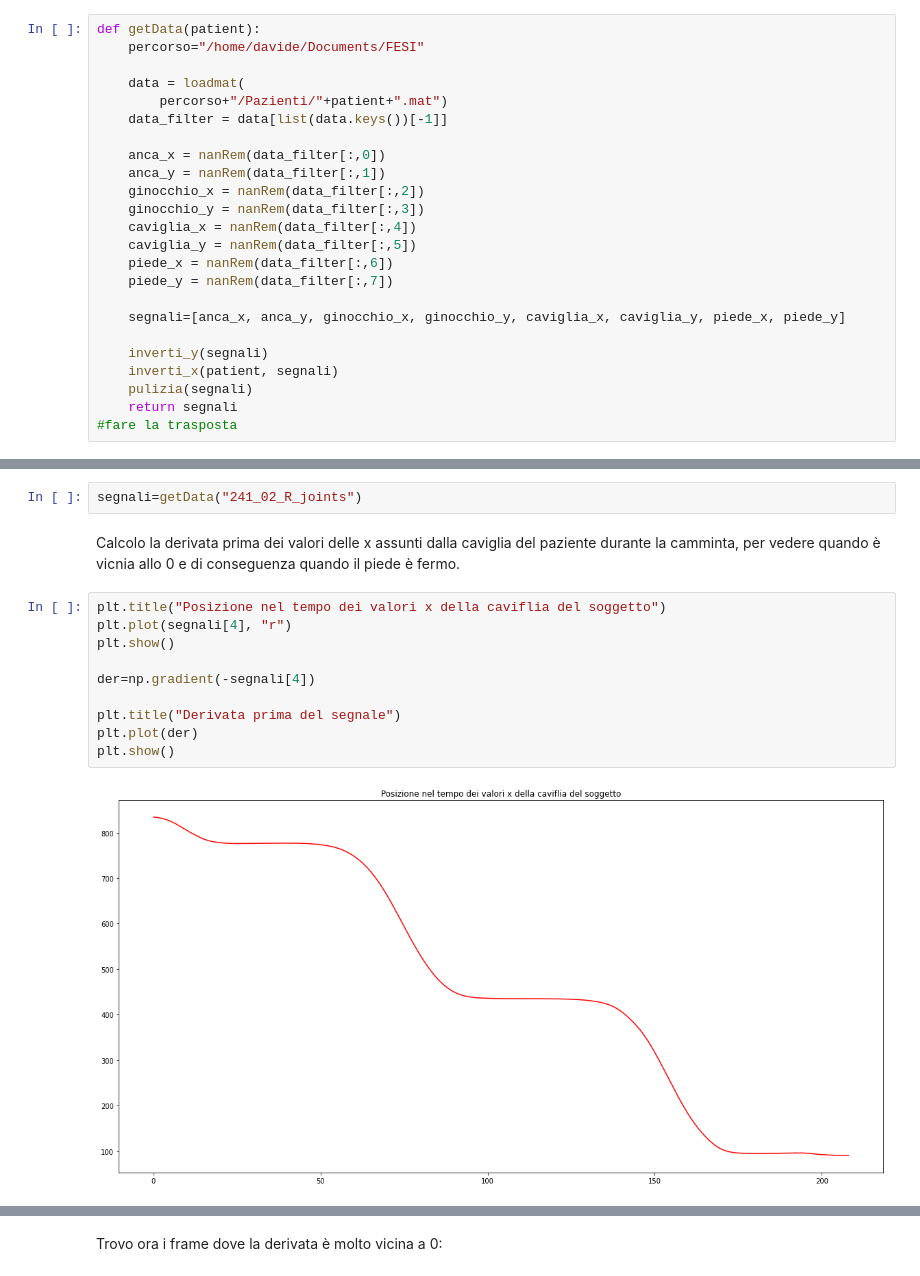
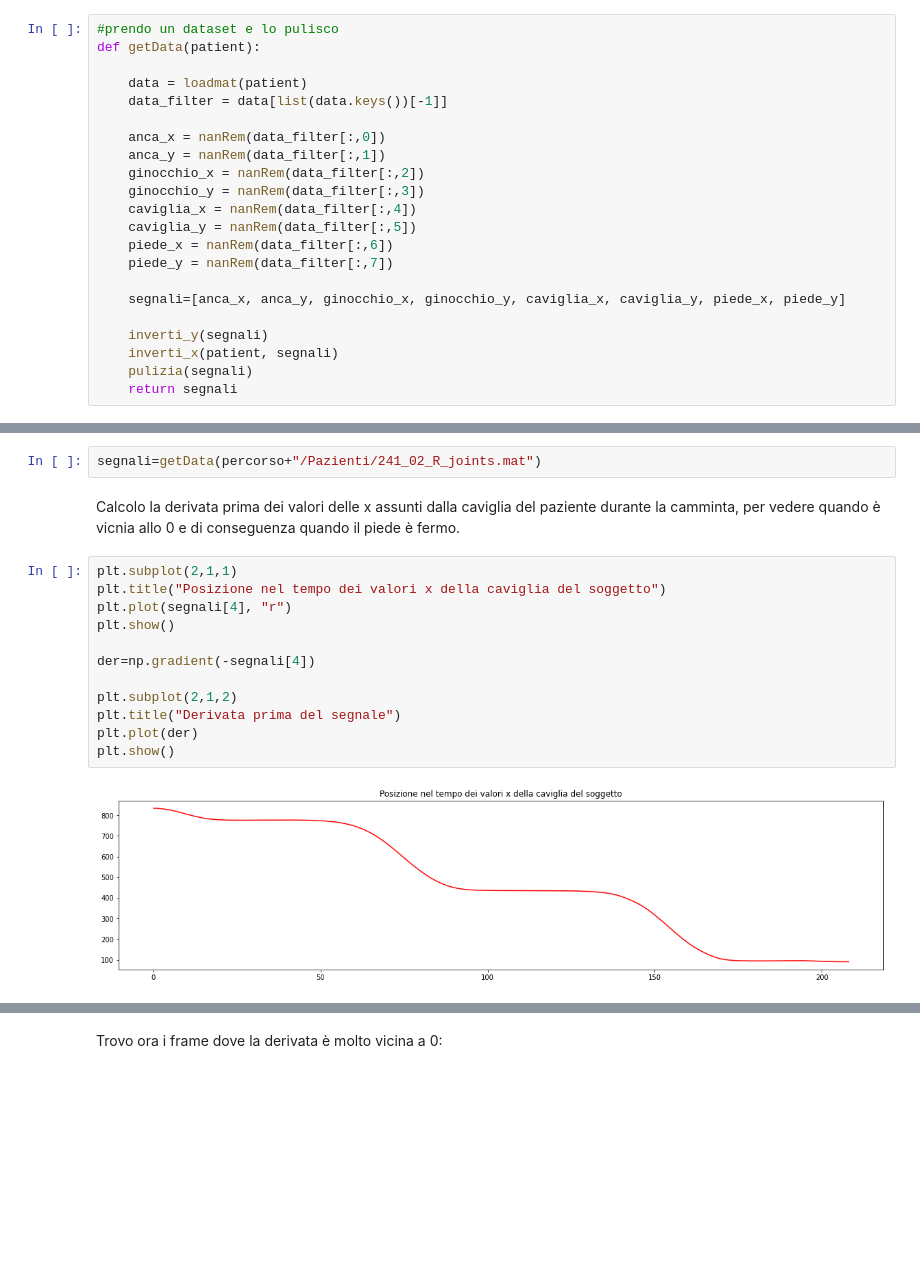
Before and after one commit to LoScarro/Fondamenti-di-Elaborazione-di-Segnali-e-Immagini, a Jupyter notebook: Pazienti/labo.ipynb, the cells around one changed output, grey strips where cells are left out. Drawn from its saved outputs; the diff is of its cells as text; blank space fills up the shorter version.

```diff
--- a/Pazienti/labo.ipynb
+++ b/Pazienti/labo.ipynb
@@ -397,11 +397,10 @@ anim.save('gamba.mp4', writer = 'ffmpeg', fps = 30)
 
 Può essere interessante vedere se il paziente fa più passi con una gamba rispetto all'altra.
 # %%
+#prendo un dataset e lo pulisco
 def getData(patient):
-    percorso="/home/davide/Documents/FESI"
 
-    data = loadmat(
-        percorso+"/Pazienti/"+patient+".mat")
+    data = loadmat(patient)
     data_filter = data[list(data.keys())[-1]]
 
     anca_x = nanRem(data_filter[:,0])
@@ -419,7 +418,6 @@ def getData(patient):
     inverti_x(patient, segnali)
     pulizia(segnali)
     return segnali
-#fare la trasposta
 # %% [markdown]
 Conto i picchi nella derivata prima i quali corrispondono al numero di passi del soggetto.
 
@@ -658,16 +607,18 @@ Cominciamo dal paziente 241_02_r
 # %%
-segnali=getData("241_02_R_joints")
+segnali=getData(percorso+"/Pazienti/241_02_R_joints.mat")
 # %% [markdown]
 Calcolo la derivata prima dei valori delle x assunti dalla caviglia del paziente durante la camminta, per vedere quando è vicnia allo 0 e di conseguenza quando il piede è fermo.
 # %%
-plt.title("Posizione nel tempo dei valori x della caviflia del soggetto")
+plt.subplot(2,1,1)
+plt.title("Posizione nel tempo dei valori x della caviglia del soggetto")
 plt.plot(segnali[4], "r")
 plt.show()
 
 der=np.gradient(-segnali[4])
 
+plt.subplot(2,1,2)
 plt.title("Derivata prima del segnale")
 plt.plot(der)
 plt.show()
 # %% [output]
-[figure, old version]
+[figure, new version]
```
Also changed, not shown: parts of 34 cells of this notebook, 1 other file.
